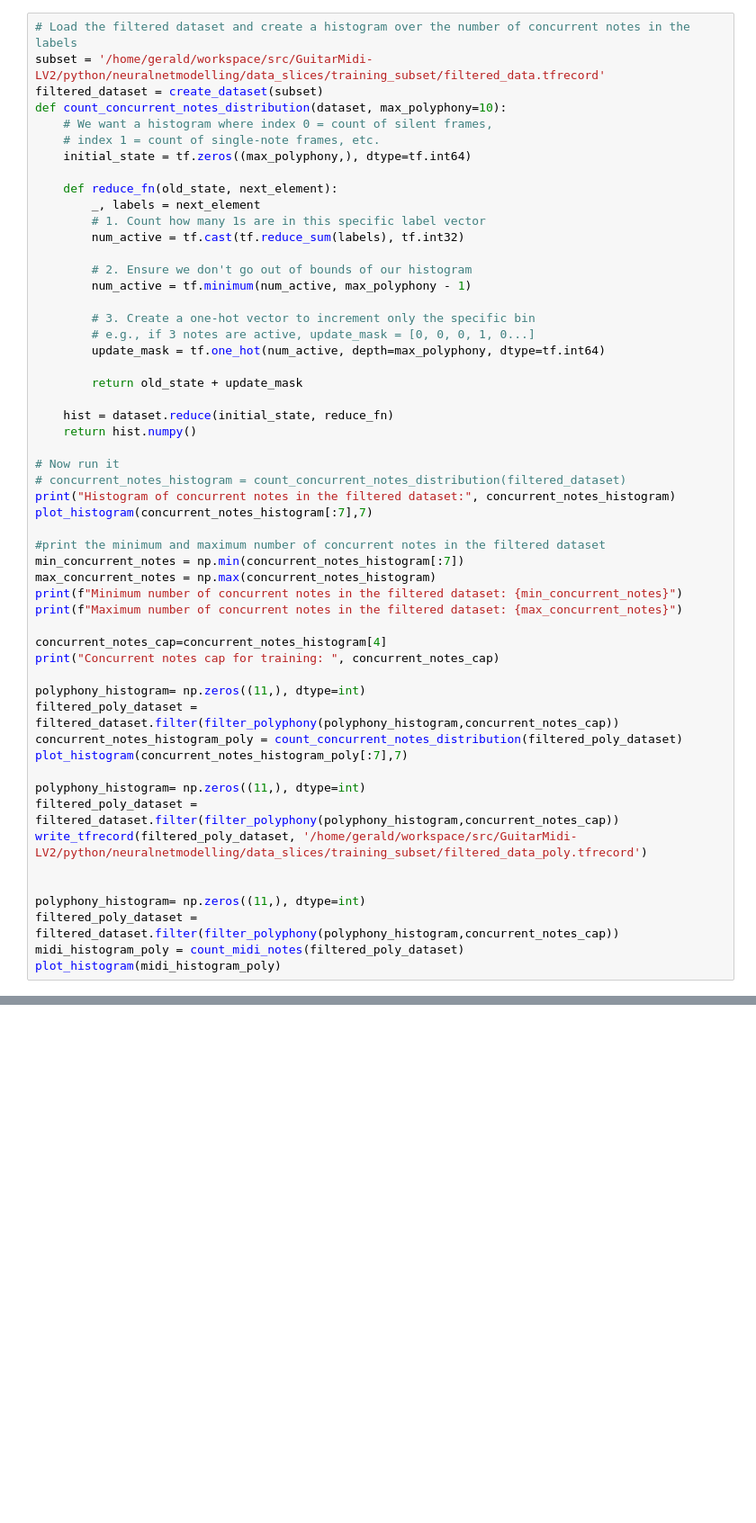
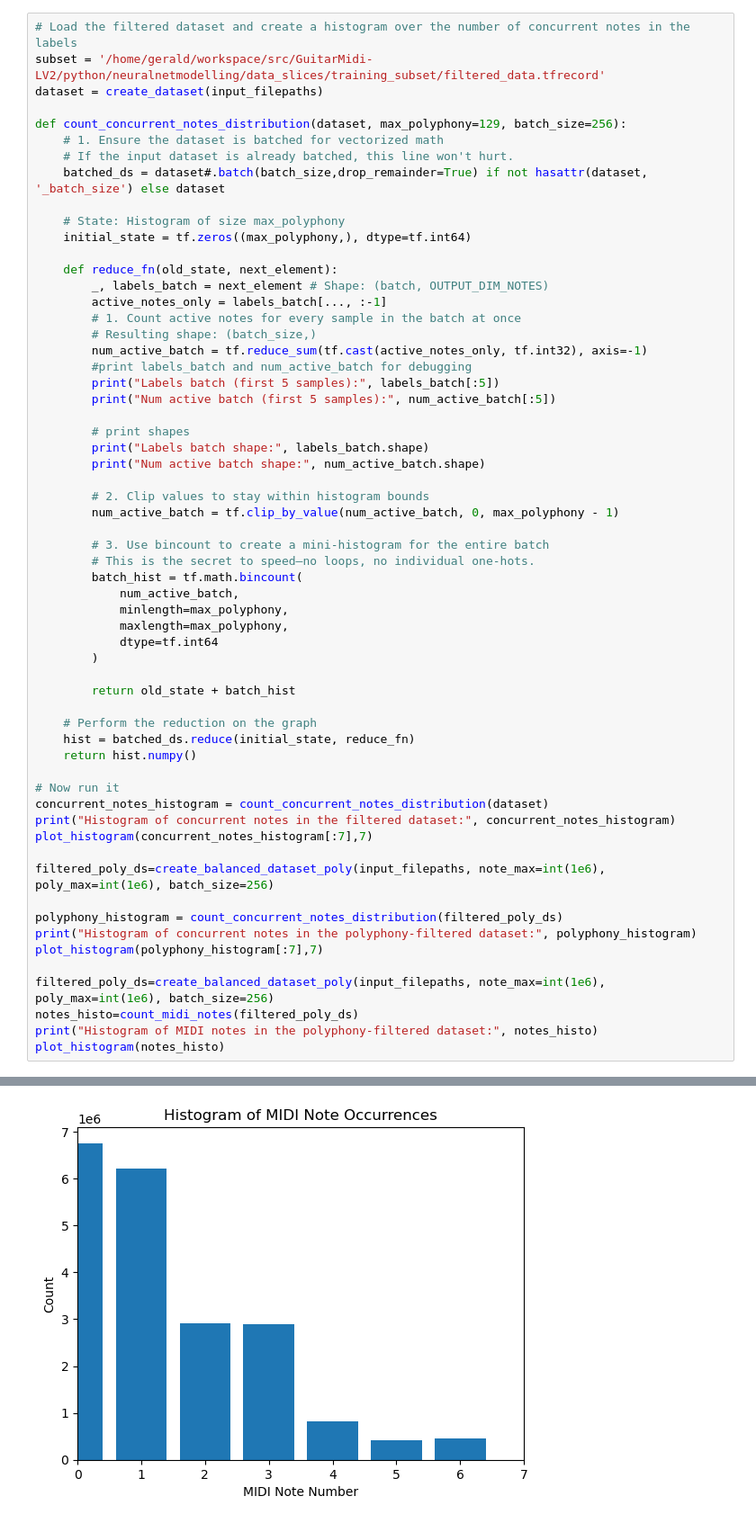
Before and after one commit to Tomtiger66/GuitarMidi-LV2, a Jupyter notebook: python/neuralnetmodelling/create_trainingsubset.ipynb, the cells around one changed output, grey strips where cells are left out. Shown at 90% size. Cells and saved outputs as stored; diff of their text form; blank space fills up the shorter version.

```diff
--- a/python/neuralnetmodelling/create_trainingsubset.ipynb
+++ b/python/neuralnetmodelling/create_trainingsubset.ipynb
@@ -330,54 +391,61 @@ I0000 00:00:1770979404.400376 3120205 tf_record_dataset_op.cc:390] TFRecordDatas
 # %%
 # Load the filtered dataset and create a histogram over the number of concurrent notes in the labels
 subset = '/home/gerald/workspace/src/GuitarMidi-LV2/python/neuralnetmodelling/data_slices/training_subset/filtered_data.tfrecord'
-filtered_dataset = create_dataset(subset)
-def count_concurrent_notes_distribution(dataset, max_polyphony=10):
-    # We want a histogram where index 0 = count of silent frames,
-    # index 1 = count of single-note frames, etc.
+dataset = create_dataset(input_filepaths)
+
+def count_concurrent_notes_distribution(dataset, max_polyphony=129, batch_size=256):
+    # 1. Ensure the dataset is batched for vectorized math
+    # If the input dataset is already batched, this line won't hurt.
+    batched_ds = dataset#.batch(batch_size,drop_remainder=True) if not hasattr(dataset, '_batch_size') else dataset
+
+    # State: Histogram of size max_polyphony
     initial_state = tf.zeros((max_polyphony,), dtype=tf.int64)
 
     def reduce_fn(old_state, next_element):
-        _, labels = next_element
-        # 1. Count how many 1s are in this specific label vector
-        num_active = tf.cast(tf.reduce_sum(labels), tf.int32)
+        _, labels_batch = next_element # Shape: (batch, OUTPUT_DIM_NOTES)
+        active_notes_only = labels_batch[..., :-1]
+        # 1. Count active notes for every sample in the batch at once
+        # Resulting shape: (batch_size,)
+        num_active_batch = tf.reduce_sum(tf.cast(active_notes_only, tf.int32), axis=-1)
+        #print labels_batch and num_active_batch for debugging
+        print("Labels batch (first 5 samples):", labels_batch[:5])
+        print("Num active batch (first 5 samples):", num_active_batch[:5])
 
-        # 2. Ensure we don't go out of bounds of our histogram
-        num_active = tf.minimum(num_active, max_polyphony - 1)
+        # print shapes
+        print("Labels batch shape:", labels_batch.shape)
+        print("Num active batch shape:", num_active_batch.shape)
 
-        # 3. Create a one-hot vector to increment only the specific bin
-        # e.g., if 3 notes are active, update_mask = [0, 0, 0, 1, 0...]
-        update_mask = tf.one_hot(num_active, depth=max_polyphony, dtype=tf.int64)
+        # 2. Clip values to stay within histogram bounds
+        num_active_batch = tf.clip_by_value(num_active_batch, 0, max_polyphony - 1)
 
-        return old_state + update_mask
+        # 3. Use bincount to create a mini-histogram for the entire batch
+        # This is the secret to speed—no loops, no individual one-hots.
+        batch_hist = tf.math.bincount(
+            num_active_batch,
+            minlength=max_polyphony,
+            maxlength=max_polyphony,
+            dtype=tf.int64
+        )
 
-    hist = dataset.reduce(initial_state, reduce_fn)
+        return old_state + batch_hist
+
+    # Perform the reduction on the graph
+    hist = batched_ds.reduce(initial_state, reduce_fn)
     return hist.numpy()
 
 # Now run it
-# concurrent_notes_histogram = count_concurrent_notes_distribution(filtered_dataset)
+concurrent_notes_histogram = count_concurrent_notes_distribution(dataset)
 print("Histogram of concurrent notes in the filtered dataset:", concurrent_notes_histogram)
 plot_histogram(concurrent_notes_histogram[:7],7)
 
-#print the minimum and maximum number of concurrent notes in the filtered dataset
-min_concurrent_notes = np.min(concurrent_notes_histogram[:7])
-max_concurrent_notes = np.max(concurrent_notes_histogram)
-print(f"Minimum number of concurrent notes in the filtered dataset: {min_concurrent_notes}")
-print(f"Maximum number of concurrent notes in the filtered dataset: {max_concurrent_notes}")
+filtered_poly_ds=create_balanced_dataset_poly(input_filepaths, note_max=int(1e6), poly_max=int(1e6), batch_size=256)
 
-concurrent_notes_cap=concurrent_notes_histogram[4]
-print("Concurrent notes cap for training: ", concurrent_notes_cap)
+polyphony_histogram = count_concurrent_notes_distribution(filtered_poly_ds)
+print("Histogram of concurrent notes in the polyphony-filtered dataset:", polyphony_histogram)
+plot_histogram(polyphony_histogram[:7],7)
 
-polyphony_histogram= np.zeros((11,), dtype=int)
-filtered_poly_dataset = filtered_dataset.filter(filter_polyphony(polyphony_histogram,concurrent_notes_cap))
-concurrent_notes_histogram_poly = count_concurrent_notes_distribution(filtered_poly_dataset)
-plot_histogram(concurrent_notes_histogram_poly[:7],7)
-
-polyphony_histogram= np.zeros((11,), dtype=int)
-filtered_poly_dataset = filtered_dataset.filter(filter_polyphony(polyphony_histogram,concurrent_notes_cap))
-write_tfrecord(filtered_poly_dataset, '/home/gerald/workspace/src/GuitarMidi-LV2/python/neuralnetmodelling/data_slices/training_subset/filtered_data_poly.tfrecord')
-
-
-polyphony_histogram= np.zeros((11,), dtype=int)
-filtered_poly_dataset = filtered_dataset.filter(filter_polyphony(polyphony_histogram,concurrent_notes_cap))
-midi_histogram_poly = count_midi_notes(filtered_poly_dataset)
-plot_histogram(midi_histogram_poly)
+filtered_poly_ds=create_balanced_dataset_poly(input_filepaths, note_max=int(1e6), poly_max=int(1e6), batch_size=256)
+notes_histo=count_midi_notes(filtered_poly_ds)
+print("Histogram of MIDI notes in the polyphony-filtered dataset:", notes_histo)
+plot_histogram(notes_histo)
+# %% [output]
@@ -383,0 +471 @@ plot_histogram(midi_histogram_poly)
+[figure, added]
```
Also changed, not shown: parts of 3 cells of this notebook.
